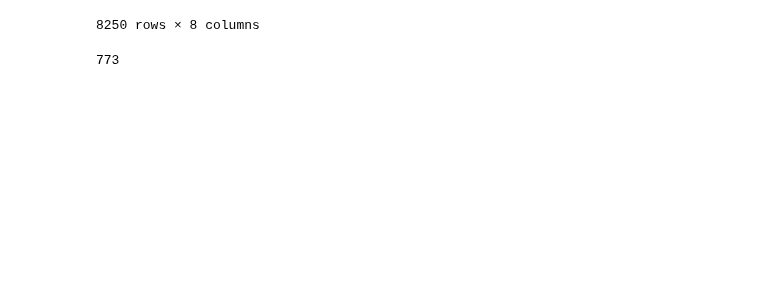
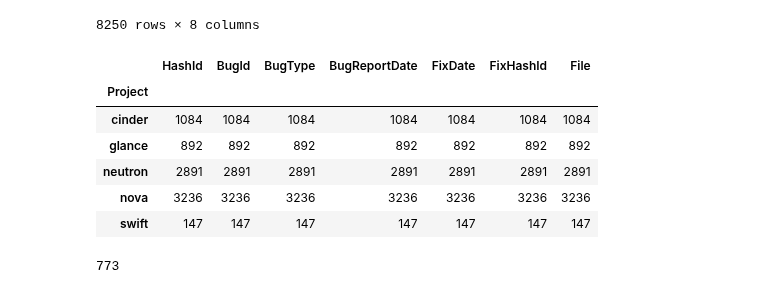
Before and after one commit to hosseinkshvrz/cal_szz, a Jupyter notebook: notebooks/data.ipynb, the cells around one changed output. Cells and saved outputs as stored; diff of their text form; code cells hidden in the pictures; blank space fills up the shorter version.

```diff
--- a/notebooks/data.ipynb
+++ b/notebooks/data.ipynb
@@ -24,6 +24,16 @@ df
 | 8248 | swift | f68b6354e28f840d4a07f633888751c78... | 1179007 | Bug | 1306376652 | 1368303138 | 4332bff3f500f062e7e06edccf0da5a9d... | setup.py |
 | 8249 | swift | fa3c871f0b1544f859bacf38497580afd... | 1285040 | Bug | 1289950539 | 1393423059 | 87710cc8a2654d872adb74d4fa4856c9b... | test/functional/test_object.py |
 8250 rows × 8 columns
+# %%
+df.groupby(['Project']).count()
+# %% [output]
+|  | HashId | BugId | BugType | BugReportDate | FixDate | FixHashId | File |
+| Project |  |  |  |  |  |  |  |
+| cinder | 1084 | 1084 | 1084 | 1084 | 1084 | 1084 | 1084 |
+| glance | 892 | 892 | 892 | 892 | 892 | 892 | 892 |
+| neutron | 2891 | 2891 | 2891 | 2891 | 2891 | 2891 | 2891 |
+| nova | 3236 | 3236 | 3236 | 3236 | 3236 | 3236 | 3236 |
+| swift | 147 | 147 | 147 | 147 | 147 | 147 | 147 |
 # %%
 nova = df[df['Project'] == 'nova']
 # %%
```
Also changed, not shown: parts of 1 cell of this notebook, 1 other file.
